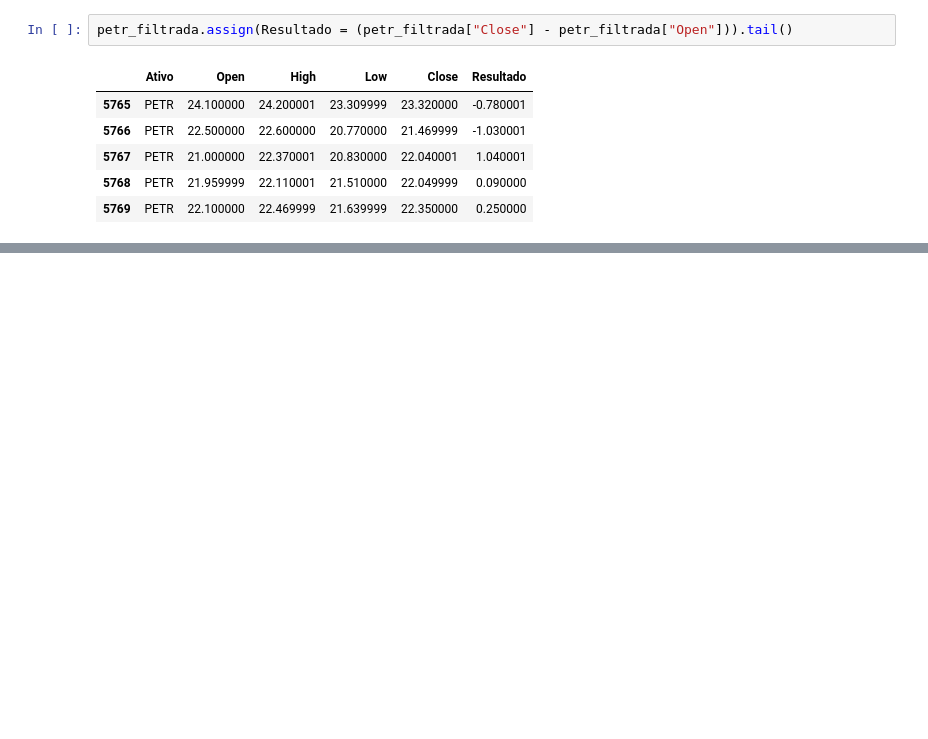
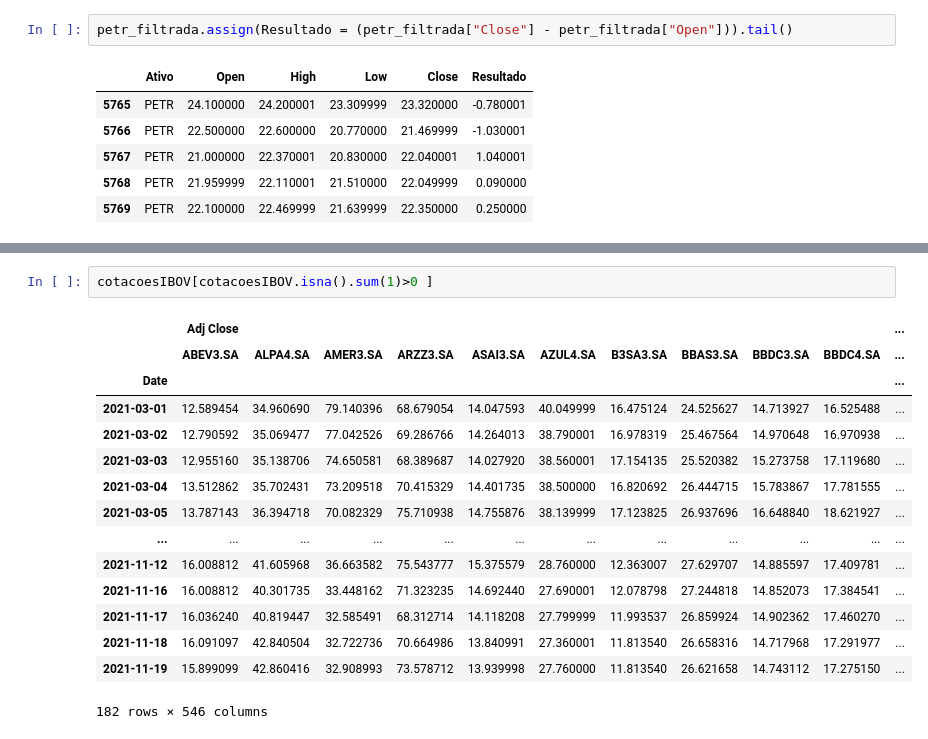
Before and after one commit to rafaeltsimon/PythonFinance, a Jupyter notebook: Módulo_02_Manipulação_de_dados_com_Python.ipynb, the cells around one changed output, grey strips where cells are left out. Cells and saved outputs as stored; diff of their text form; blank space fills up the shorter version.

```diff
--- a/Módulo_02_Manipulação_de_dados_com_Python.ipynb
+++ b/Módulo_02_Manipulação_de_dados_com_Python.ipynb
@@ -1332,0 +1659,18 @@ petr_filtrada.assign(Resultado = (petr_filtrada["Close"] - petr_filtrada["Open"]
+# %%
+cotacoesIBOV[cotacoesIBOV.isna().sum(1)>0 ]
+# %% [output]
+|  | Adj Close |  |  |  |  |  |  |  |  |  | ... |
+|  | ABEV3.SA | ALPA4.SA | AMER3.SA | ARZZ3.SA | ASAI3.SA | AZUL4.SA | B3SA3.SA | BBAS3.SA | BBDC3.SA | BBDC4.SA | ... |
+| Date |  |  |  |  |  |  |  |  |  |  | ... |
+| 2021-03-01 | 12.589454 | 34.960690 | 79.140396 | 68.679054 | 14.047593 | 40.049999 | 16.475124 | 24.525627 | 14.713927 | 16.525488 | ... |
+| 2021-03-02 | 12.790592 | 35.069477 | 77.042526 | 69.286766 | 14.264013 | 38.790001 | 16.978319 | 25.467564 | 14.970648 | 16.970938 | ... |
+| 2021-03-03 | 12.955160 | 35.138706 | 74.650581 | 68.389687 | 14.027920 | 38.560001 | 17.154135 | 25.520382 | 15.273758 | 17.119680 | ... |
+| 2021-03-04 | 13.512862 | 35.702431 | 73.209518 | 70.415329 | 14.401735 | 38.500000 | 16.820692 | 26.444715 | 15.783867 | 17.781555 | ... |
+| 2021-03-05 | 13.787143 | 36.394718 | 70.082329 | 75.710938 | 14.755876 | 38.139999 | 17.123825 | 26.937696 | 16.648840 | 18.621927 | ... |
+| ... | ... | ... | ... | ... | ... | ... | ... | ... | ... | ... | ... |
+| 2021-11-12 | 16.008812 | 41.605968 | 36.663582 | 75.543777 | 15.375579 | 28.760000 | 12.363007 | 27.629707 | 14.885597 | 17.409781 | ... |
+| 2021-11-16 | 16.008812 | 40.301735 | 33.448162 | 71.323235 | 14.692440 | 27.690001 | 12.078798 | 27.244818 | 14.852073 | 17.384541 | ... |
+| 2021-11-17 | 16.036240 | 40.819447 | 32.585491 | 68.312714 | 14.118208 | 27.799999 | 11.993537 | 26.859924 | 14.902362 | 17.460270 | ... |
+| 2021-11-18 | 16.091097 | 42.840504 | 32.722736 | 70.664986 | 13.840991 | 27.360001 | 11.813540 | 26.658316 | 14.717968 | 17.291977 | ... |
+| 2021-11-19 | 15.899099 | 42.860416 | 32.908993 | 73.578712 | 13.939998 | 27.760000 | 11.813540 | 26.621658 | 14.743112 | 17.275150 | ... |
+182 rows × 546 columns
```
Also changed, not shown: parts of 71 cells of this notebook.
